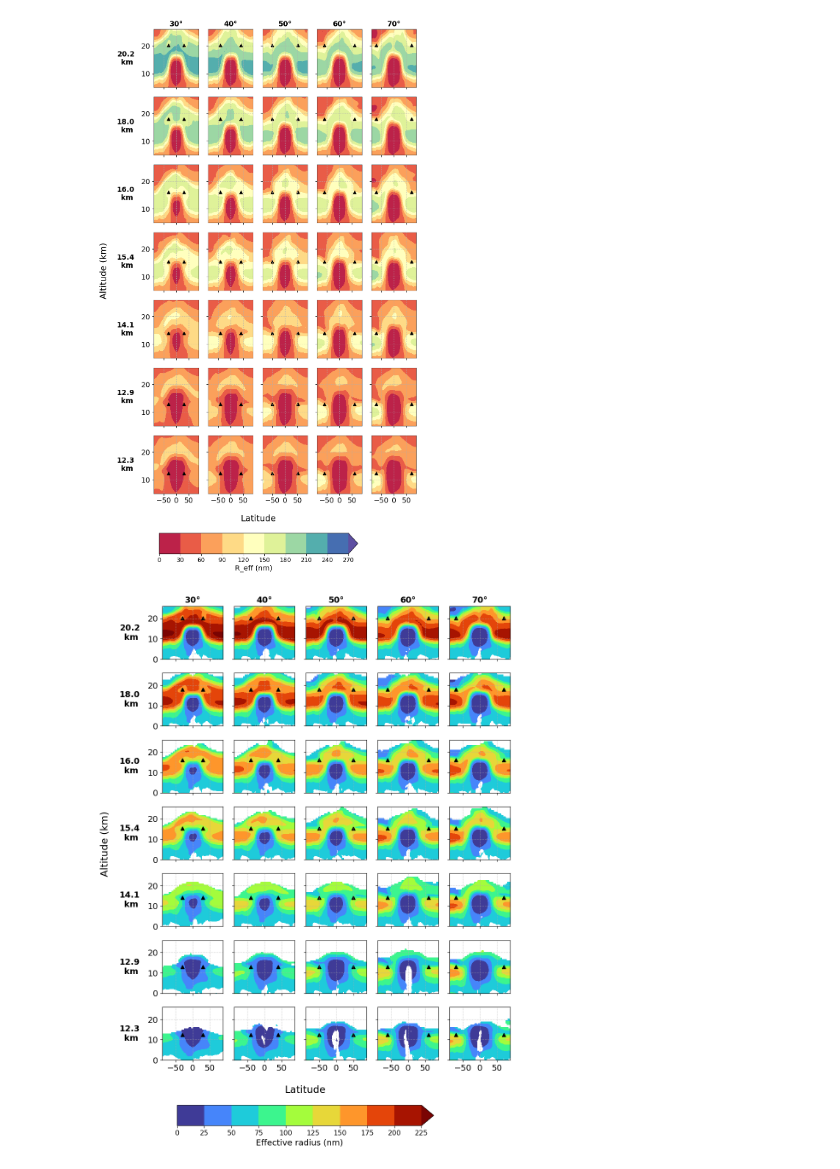
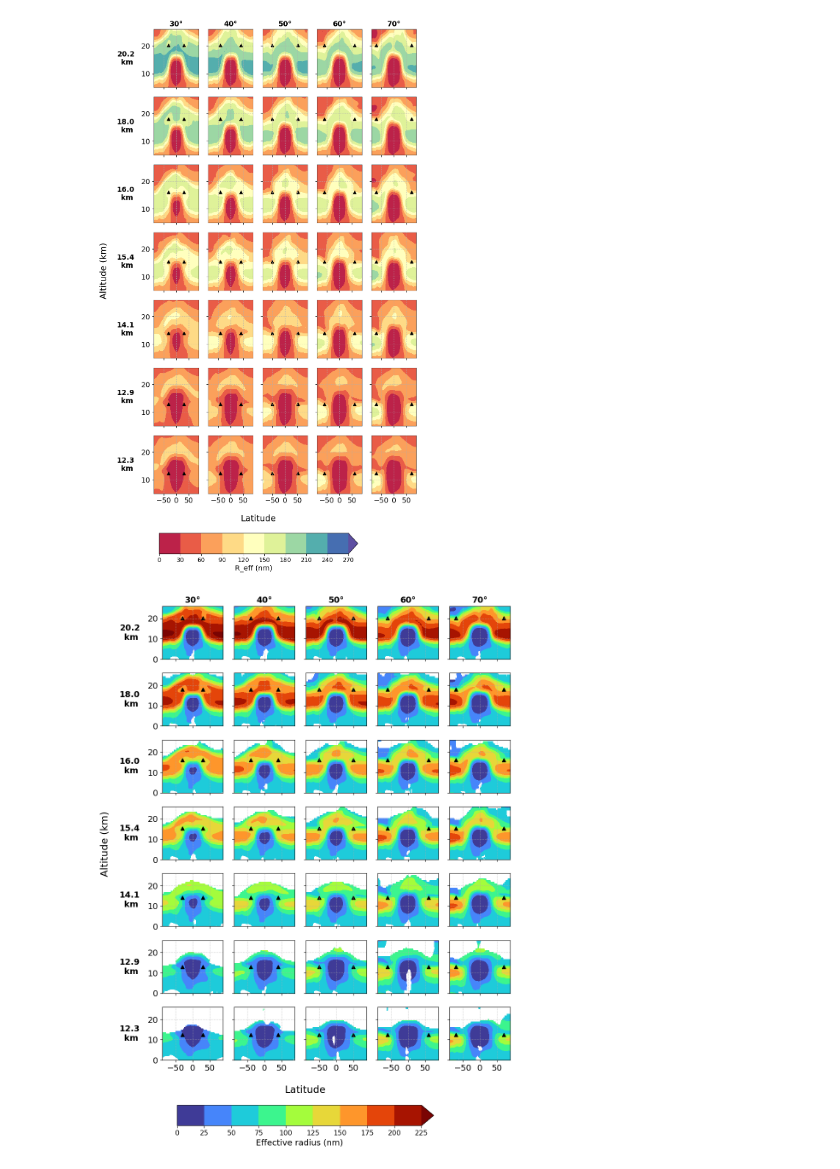
Before and after one commit to alistairduffey/Low_alt_SAI, a Jupyter notebook: Analysis/06_Reff_and_spatial_burdens.ipynb, the cells around one changed output. Drawn from its saved outputs; the diff is of its cells as text; code cells hidden in the pictures.

```diff
--- a/Analysis/06_Reff_and_spatial_burdens.ipynb
+++ b/Analysis/06_Reff_and_spatial_burdens.ipynb
@@ -303,39 +289,3 @@ ds_background_mmr_H2SO4_mean = (ds_background_mmr_mean*(1/0.9796)).rename({'lev'
-# %%
-"""
-total_mmr = (ds['Nucleation mode (soluble) H2SO4 MMR'] + ds['Aitken mode (soluble) H2SO4 MMR'] + ds['Accumulation mode (soluble) H2SO4 MMR'] + ds['Course mode (soluble) H2SO4 MMR']).to_dataset(name='total_mmr')
-masked_ds = total_mmr.where((total_mmr.total_mmr.values-ds_background_mmr_H2SO4_mean.values)>ds_background_mmr_H2SO4_std.values)
-masked_ds.total_mmr.plot()
-"""
-# %%
-"""
-ds = ds_dict['u-dg683']
-
-total_mmr = (ds['Nucleation mode (soluble) H2SO4 MMR'] + ds['Aitken mode (soluble) H2SO4 MMR'] + ds['Accumulation mode (soluble) H2SO4 MMR'] + ds['Course mode (soluble) H2SO4 MMR']).to_dataset(name='total_mmr')
-masked_ds = total_mmr.where((total_mmr.total_mmr.values-ds_background_mmr_H2SO4_mean.values)>ds_background_mmr_H2SO4_std.values)
-
-fig, ax = plt.subplots()
-#vals = (ds['Nucleation mode (soluble) H2SO4 MMR'] + ds['Aitken mode (soluble) H2SO4 MMR'] + ds['Accumulation mode (soluble) H2SO4 MMR'] + ds['Course mode (soluble) H2SO4 MMR']).values
-cs=ax.contourf(masked_ds.latitude.values,
-               0.001*masked_ds.level_height.values,
-               masked_ds.total_mmr.values-ds_background_mmr_H2SO4_mean.values,
-               #levels = np.arange(0, 300, 30),
-               cmap='Spectral',
-               extend='max')
-ax.set_ylim(0, 25)
-cbar_ax1 = fig.add_axes([0.2, -0.05, 0.6, 0.04])
-cbar1 = fig.colorbar(cs, cax=cbar_ax1, orientation='horizontal', label='R_eff (nm)')
-cbar1.ax.tick_params(labelsize='small')
-"""
-# %%
-ds = ds_dict['u-dg683']
-ds = add_R_eff(ds_dict[run])
-ds['total_mmr'] = ds['Nucleation mode (soluble) H2SO4 MMR'] + ds['Aitken mode (soluble) H2SO4 MMR'] + ds['Accumulation mode (soluble) H2SO4 MMR'] + ds['Course mode (soluble) H2SO4 MMR']
-ds['total_mmr_anom'] = ds['total_mmr']
-ds['total_mmr_anom'].values = ds['total_mmr'].values - ds_background_mmr_H2SO4_mean.values
-ds['total_mmr_background_std'] = ds['total_mmr']
-ds['total_mmr_background_std'].values = ds_background_mmr_H2SO4_std.values
-masked_ds = ds.where(ds['total_mmr_anom'] > ds['total_mmr_background_std'])
-#masked_ds
 # %%
 ### repeat the above plot but for annual injection:
 run_dict = {'u-de365':[30.625, 20.2],'u-de369':[40.625, 20.2],'u-de399':[50.625, 20.2],'u-de457':[60.625, 20.2],'u-dg655':[70.625, 20.2],
@@ -366,37 +316,37 @@ for run in run_dict.keys():
 
     ds['total_mmr'] = ds['Nucleation mode (soluble) H2SO4 MMR'] + ds['Aitken mode (soluble) H2SO4 MMR'] + ds['Accumulation mode (soluble) H2SO4 MMR'] + ds['Course mode (soluble) H2SO4 MMR']
     ds['total_mmr_anom'] = ds['total_mmr']
     ds['total_mmr_anom'].values = ds['total_mmr'].values - ds_background_mmr_H2SO4_mean.values
-    ds['total_mmr_background_std'] = ds['total_mmr']
-    ds['total_mmr_background_std'].values = ds_background_mmr_H2SO4_std.values
-    masked_ds = ds.where(ds['total_mmr_anom'] > ds['total_mmr_background_std'])
+    ds['total_mmr_threshold_anom'] = ds['total_mmr']
+    ds['total_mmr_threshold_anom'].values = threshold_anom.values
+    masked_ds = ds.where(ds['total_mmr_anom'] > ds['total_mmr_threshold_anom'])
 
     cs=ax.contourf(masked_ds.latitude.values,
                    0.001*masked_ds.level_height.values,
                    1E9*masked_ds['R_eff'].values,
                    levels = np.arange(0, 250, 25),
                    cmap='turbo',
                    extend='max')
     ax.set_ylim(0, 26)
     ax.scatter([ds.injection_latitude.values.item(), -ds.injection_latitude.values.item()],
                [ds.injection_altitude.values.item(), ds.injection_altitude.values.item()],
                marker='^', color='black'
                )
     ax.grid(ls='dotted')
     i=i+1
 
 fig.supxlabel('Latitude')
 fig.supylabel('Altitude (km)' )
 
 plt.tight_layout()
 
 cbar_ax1 = fig.add_axes([0.2, -0.05, 0.6, 0.04])
 cbar1 = fig.colorbar(cs, cax=cbar_ax1, orientation='horizontal', label='Effective radius (nm)')
 cbar1.ax.tick_params(labelsize='small')
 plt.savefig('Figures/Supp/R_eff_zonal_height_sigmask.jpg', dpi=450, bbox_inches='tight')
 plt.show()
 # %% [output]
-[figure, old version]
+[figure, new version]
 # %%
 ### repeat the above plot but for burden:
 run_dict = {'u-de365':[30.625, 20.2],'u-de369':[40.625, 20.2],'u-de399':[50.625, 20.2],'u-de457':[60.625, 20.2],'u-dg655':[70.625, 20.2],
```
Also changed, not shown: parts of 9 cells of this notebook, 24 other files.
